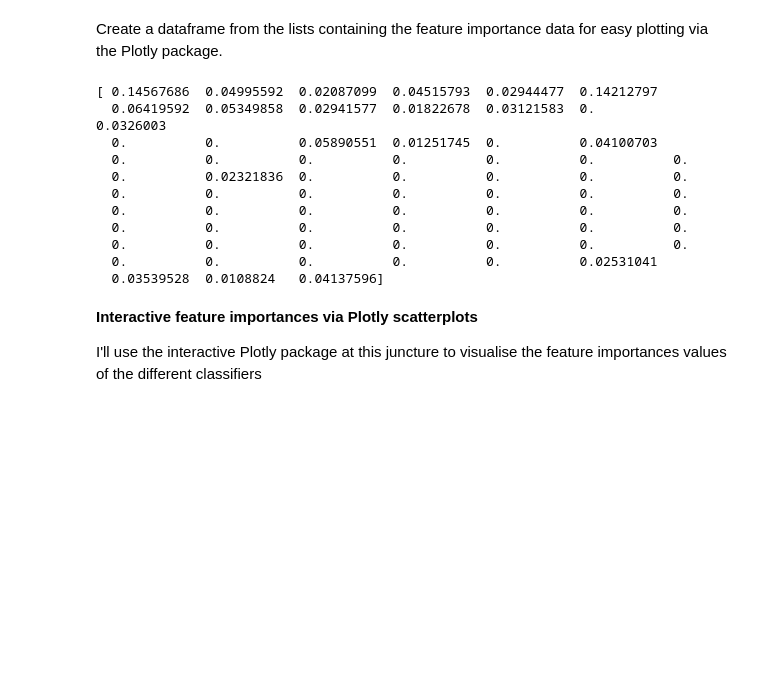
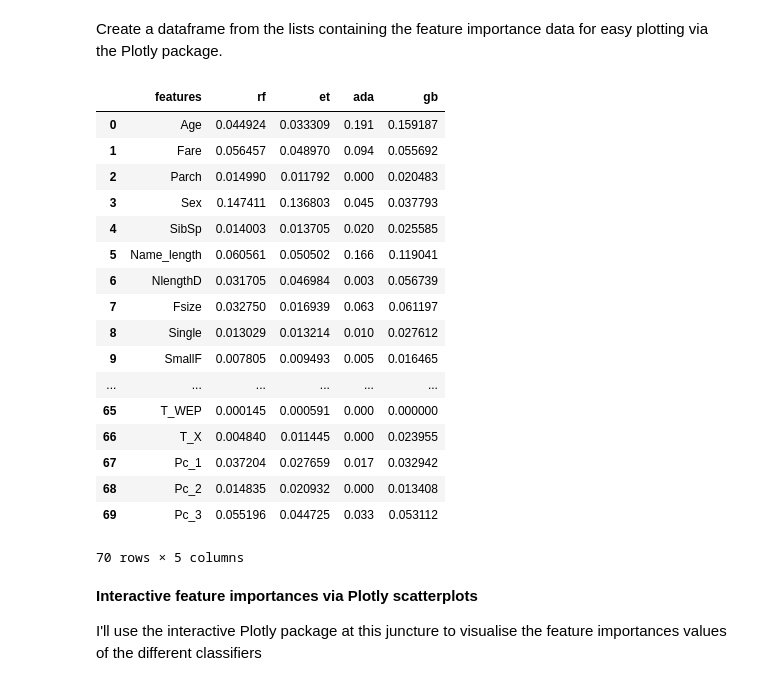
Before and after one commit to ShichengChen/kaggle, a Jupyter notebook: Titanic/titanic.ipynb, the cells around one changed output. Saved outputs shown, nothing was run; the diff lists cells and outputs as text; code cells hidden in the pictures; blank space fills up the shorter version.

```diff
--- a/Titanic/titanic.ipynb
+++ b/Titanic/titanic.ipynb
@@ -600,6 +628,11 @@ et_params = {'bootstrap': False, 'min_samples_leaf': 1, 'n_estimators': 1000,
              'min_samples_split': 9, 'criterion': 'gini', 'max_features': 2,
              'max_depth': None}
 #0.829738933031
+
+et_params = {'bootstrap': False, 'min_samples_leaf': 1, 'n_estimators': 500,
+             'min_samples_split': 7, 'criterion': 'gini', 'max_features': 1,
+             'max_depth': None}
+#0.83087400681
 et = ExtraTreesClassifier(**et_params)
-et_oof_train, et_oof_test = get_oof(et,x_train,y_train,x_test)
+et_oof_train, et_oof_test = get_oof(et,x_train,y_train,test)
 # %% [output]
@@ -671,27 +718,35 @@ So I have not yet figured out how to assign and store the feature importances ou
 # %% [markdown]
 Create a dataframe from the lists containing the feature importance data for easy plotting via the Plotly package.
 # %%
-print gb_features
 cols = dataset[:train_len].drop(labels = ["Survived"],axis = 1).columns.values
 # Create a dataframe with features
 feature_dataframe = pd.DataFrame( {'features': cols,
-     'Random Forest feature importances': rf_features,
-     'Extra Trees  feature importances': et_features,
-      'AdaBoost feature importances': ada_features,
-    'Gradient Boost feature importances': gb_features
+     'rf': rf_features,
+     'et': et_features,
+      'ada': ada_features,
+    'gb': gb_features
     })
+feature_dataframe = feature_dataframe[['features','rf','et','ada','gb']]
+feature_dataframe
 # %% [output]
+|  | features | rf | et | ada | gb |
+| 0 | Age | 0.044924 | 0.033309 | 0.191 | 0.159187 |
+| 1 | Fare | 0.056457 | 0.048970 | 0.094 | 0.055692 |
+| 2 | Parch | 0.014990 | 0.011792 | 0.000 | 0.020483 |
+| 3 | Sex | 0.147411 | 0.136803 | 0.045 | 0.037793 |
+| 4 | SibSp | 0.014003 | 0.013705 | 0.020 | 0.025585 |
+| 5 | Name_length | 0.060561 | 0.050502 | 0.166 | 0.119041 |
+| 6 | NlengthD | 0.031705 | 0.046984 | 0.003 | 0.056739 |
+| 7 | Fsize | 0.032750 | 0.016939 | 0.063 | 0.061197 |
+| 8 | Single | 0.013029 | 0.013214 | 0.010 | 0.027612 |
+| 9 | SmallF | 0.007805 | 0.009493 | 0.005 | 0.016465 |
+| ... | ... | ... | ... | ... | ... |
+| 65 | T_WEP | 0.000145 | 0.000591 | 0.000 | 0.000000 |
+| 66 | T_X | 0.004840 | 0.011445 | 0.000 | 0.023955 |
+| 67 | Pc_1 | 0.037204 | 0.027659 | 0.017 | 0.032942 |
+| 68 | Pc_2 | 0.014835 | 0.020932 | 0.000 | 0.013408 |
+| 69 | Pc_3 | 0.055196 | 0.044725 | 0.033 | 0.053112 |
-[ 0.14567686  0.04995592  0.02087099  0.04515793  0.02944477  0.14212797
-  0.06419592  0.05349858  0.02941577  0.01822678  0.03121583  0.          0.0326003
-  0.          0.          0.05890551  0.01251745  0.          0.04100703
-  0.          0.          0.          0.          0.          0.          0.
-  0.          0.02321836  0.          0.          0.          0.          0.
-  0.          0.          0.          0.          0.          0.          0.
-  0.          0.          0.          0.          0.          0.          0.
-  0.          0.          0.          0.          0.          0.          0.
-  0.          0.          0.          0.          0.          0.          0.
-  0.          0.          0.          0.          0.          0.02531041
-  0.03539528  0.0108824   0.04137596]
+70 rows × 5 columns
 # %% [markdown]
 **Interactive feature importances via Plotly scatterplots**
 
```
Also changed, not shown: parts of 27 cells of this notebook, 4 other files.
